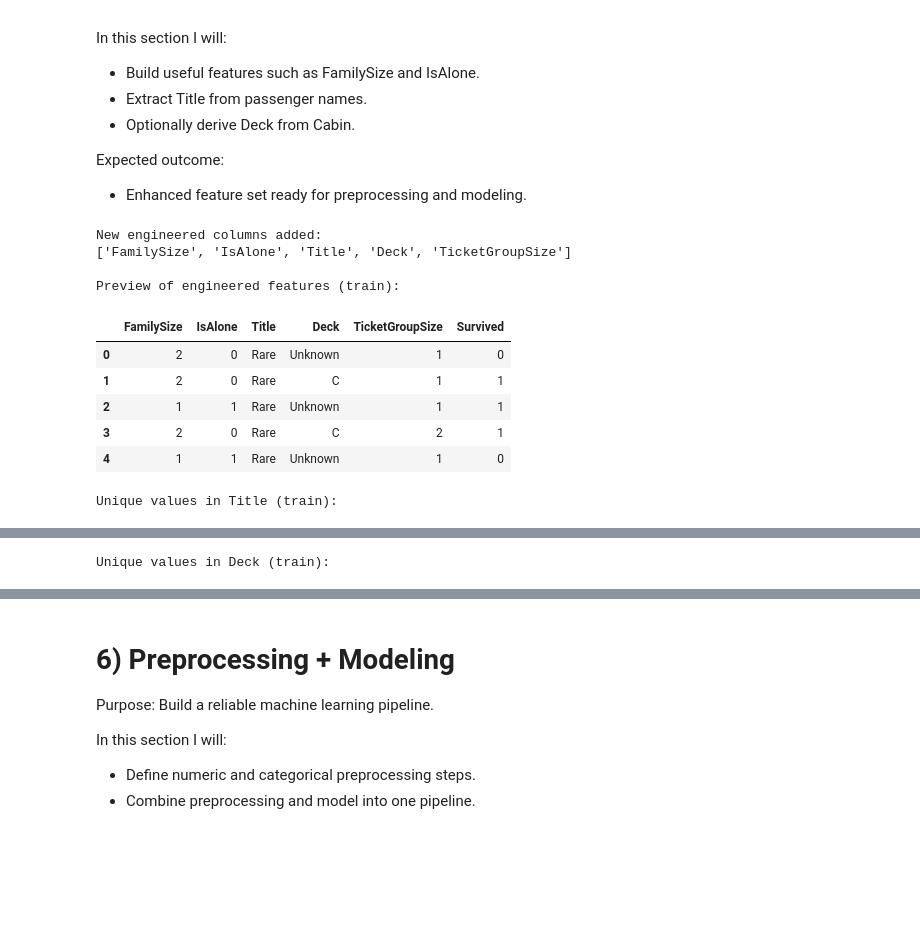
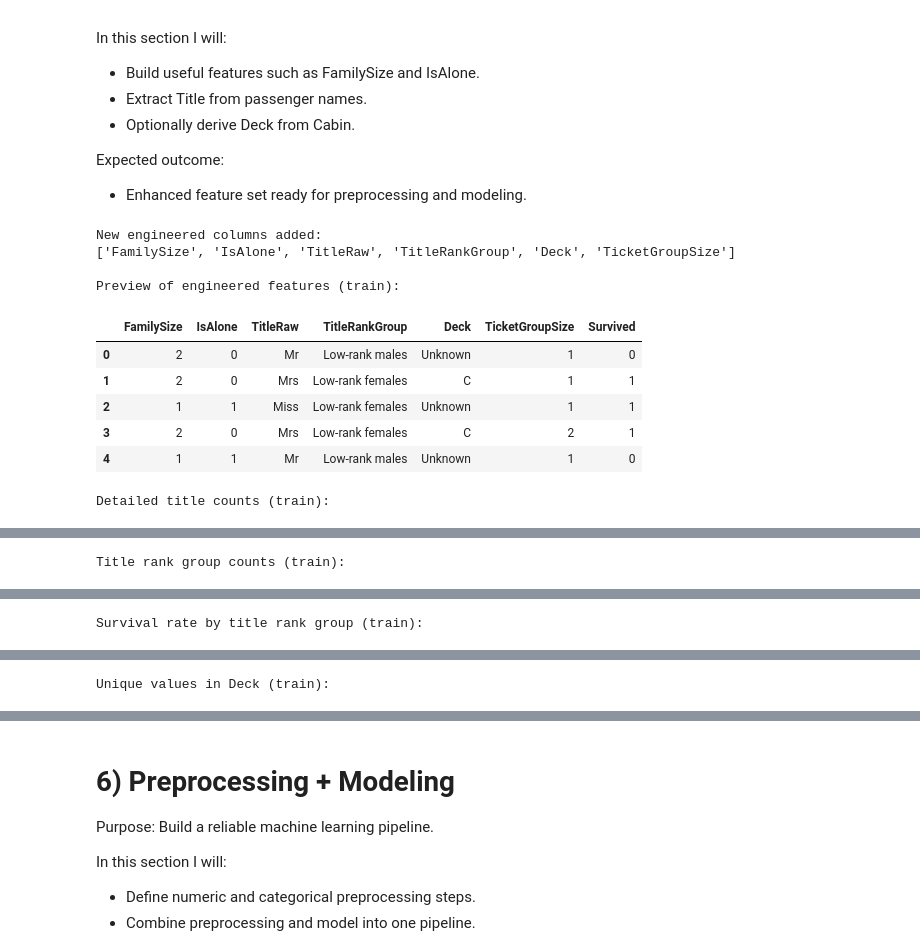
Before and after one commit to modalsaeed/kaggle_titanic, a Jupyter notebook: notebook/main.ipynb, the cells around one changed output, grey strips where cells are left out. Drawn from its saved outputs; the diff is of its cells as text; code cells hidden in the pictures; blank space fills up the shorter version.

```diff
--- a/notebook/main.ipynb
+++ b/notebook/main.ipynb
@@ -423,6 +423,7 @@ Expected outcome:
 # Work on copies to avoid modifying original loaded data
 train_fe = train_df.copy()
 test_fe = test_df.copy()
+
 
 def add_features(df: pd.DataFrame) -> pd.DataFrame:
     out = df.copy()
@@ -430,49 +431,84 @@ def add_features(df: pd.DataFrame) -> pd.DataFrame:
     # 1) Family size features
     out["FamilySize"] = out["SibSp"] + out["Parch"] + 1
     out["IsAlone"] = (out["FamilySize"] == 1).astype(int)
 
-    # 2) Title from Name
-    out["Title"] = out["Name"].str.extract(r",\\s*([^\\.]+)\\.", expand=False).str.strip()
+    # 2) Detailed title extraction
+    out["TitleRaw"] = out["Name"].str.extract(r",\s*([^\.]+)\.", expand=False).str.strip()
 
-    # Group rare titles to reduce noise
-    common_titles = {"Mr", "Mrs", "Miss", "Master"}
-    out["Title"] = out["Title"].where(out["Title"].isin(common_titles), "Rare")
+    # 3) User-defined title rank groups
+    female_high = {"Lady", "the Countess", "Dona"}
+    female_low = {"Mrs", "Miss", "Mlle", "Mme", "Ms"}
 
-    # 3) Deck from Cabin
+    male_high = {"Sir", "Don", "Jonkheer", "Col", "Major", "Capt"}
+    male_middle = {"Master", "Dr", "Rev"}
+    male_low = {"Mr"}
+
+    def map_title_rank_group(row) -> str:
+        title = "" if pd.isna(row["TitleRaw"]) else str(row["TitleRaw"]).strip()
+        sex = row["Sex"]
+
+        if sex == "female":
+            if title in female_high:
+                return "High-rank females"
+            if title in female_low:
+                return "Low-rank females"
+            return "Low-rank females"
+
+        if sex == "male":
+            if title in male_high:
+                return "High-rank males"
+            if title in male_middle:
+                return "Middle-rank males"
+            if title in male_low:
+                return "Low-rank males"
+            return "Low-rank males"
+
+        return "Low-rank males"
+
+    out["TitleRankGroup"] = out.apply(map_title_rank_group, axis=1)
+
+    # 4) Deck from Cabin
     out["Deck"] = out["Cabin"].str[0]
     out["Deck"] = out["Deck"].fillna("Unknown")
 
-    # 4) Ticket group size (shared ticket can indicate group travel)
+    # 5) Ticket group size (shared ticket can indicate group travel)
     ticket_counts = out["Ticket"].value_counts()
     out["TicketGroupSize"] = out["Ticket"].map(ticket_counts)
 
     return out
 
+
 train_fe = add_features(train_fe)
 test_fe = add_features(test_fe)
 
 print("New engineered columns added:")
-new_cols = ["FamilySize", "IsAlone", "Title", "Deck", "TicketGroupSize"]
+new_cols = ["FamilySize", "IsAlone", "TitleRaw", "TitleRankGroup", "Deck", "TicketGroupSize"]
 print(new_cols)
 
 print("\nPreview of engineered features (train):")
 display(train_fe[new_cols + ["Survived"]].head())
 
-print("\nUnique values in Title (train):")
-display(train_fe["Title"].value_counts().to_frame("count"))
+print("\nDetailed title counts (train):")
+display(train_fe["TitleRaw"].value_counts().to_frame("count"))
+
+print("\nTitle rank group counts (train):")
+display(train_fe["TitleRankGroup"].value_counts().to_frame("count"))
+
+print("\nSurvival rate by title rank group (train):")
+display((train_fe.groupby("TitleRankGroup")["Survived"].mean() * 100).round(2).to_frame("survival_percent"))
 
 print("\nUnique values in Deck (train):")
 display(train_fe["Deck"].value_counts().to_frame("count"))
 # %% [output]
 New engineered columns added:
-['FamilySize', 'IsAlone', 'Title', 'Deck', 'TicketGroupSize']
+['FamilySize', 'IsAlone', 'TitleRaw', 'TitleRankGroup', 'Deck', 'TicketGroupSize']
 
 Preview of engineered features (train):
-|  | FamilySize | IsAlone | Title | Deck | TicketGroupSize | Survived |
-| 0 | 2 | 0 | Rare | Unknown | 1 | 0 |
-| 1 | 2 | 0 | Rare | C | 1 | 1 |
-| 2 | 1 | 1 | Rare | Unknown | 1 | 1 |
-| 3 | 2 | 0 | Rare | C | 2 | 1 |
-| 4 | 1 | 1 | Rare | Unknown | 1 | 0 |
+|  | FamilySize | IsAlone | TitleRaw | TitleRankGroup | Deck | TicketGroupSize | Survived |
+| 0 | 2 | 0 | Mr | Low-rank males | Unknown | 1 | 0 |
+| 1 | 2 | 0 | Mrs | Low-rank females | C | 1 | 1 |
+| 2 | 1 | 1 | Miss | Low-rank females | Unknown | 1 | 1 |
+| 3 | 2 | 0 | Mrs | Low-rank females | C | 2 | 1 |
+| 4 | 1 | 1 | Mr | Low-rank males | Unknown | 1 | 0 |
-Unique values in Title (train):
+Detailed title counts (train):
 |  | count |
@@ -481,2 +533,2 @@ Unique values in Title (train):
-Unique values in Deck (train):
+Title rank group counts (train):
 |  | count |
@@ -492,0 +541 @@ Unique values in Deck (train):
+Survival rate by title rank group (train):
@@ -492,0 +549 @@ Unique values in Deck (train):
+Unique values in Deck (train):
```
Also changed, not shown: parts of 3 cells of this notebook.
